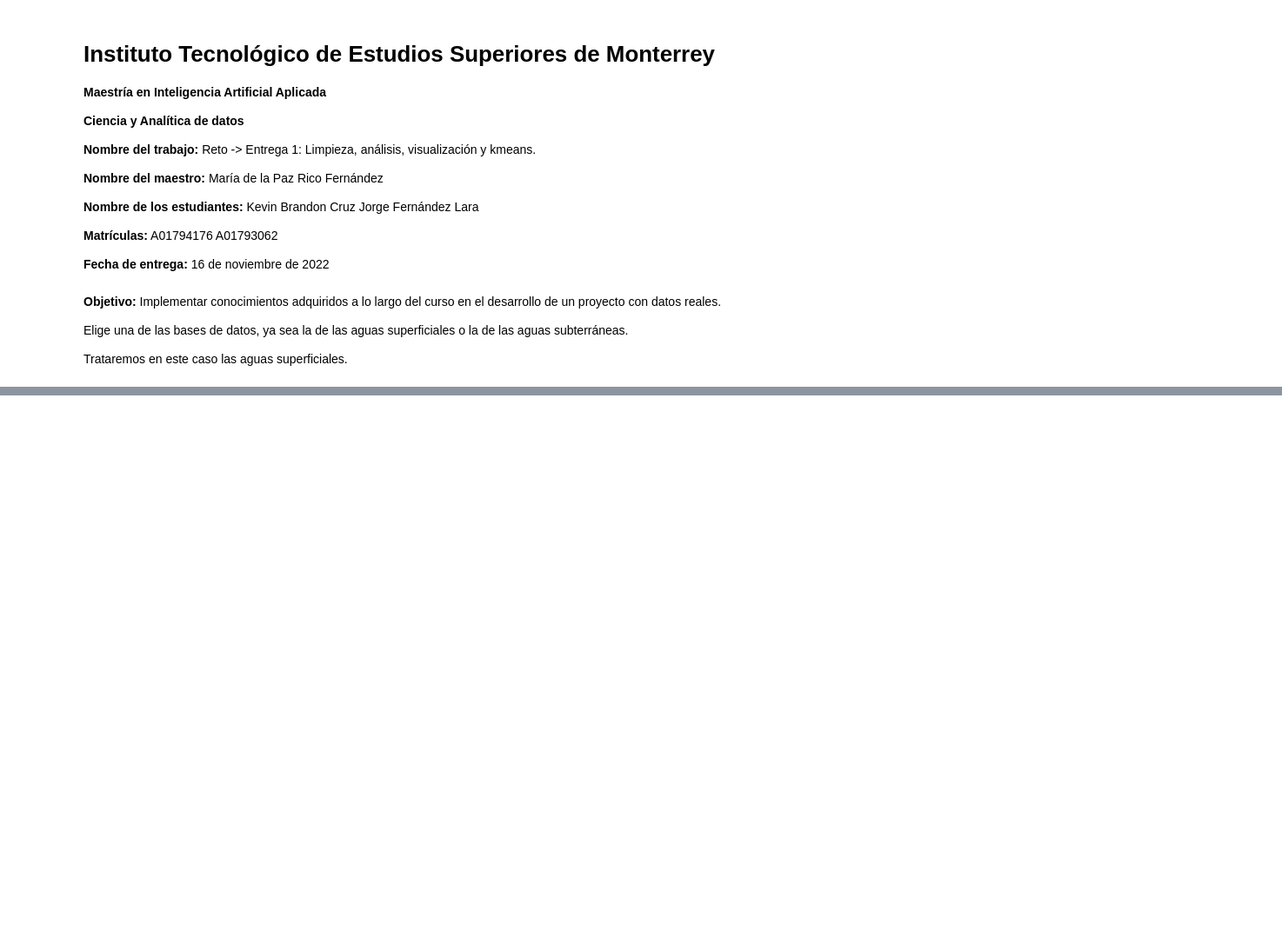
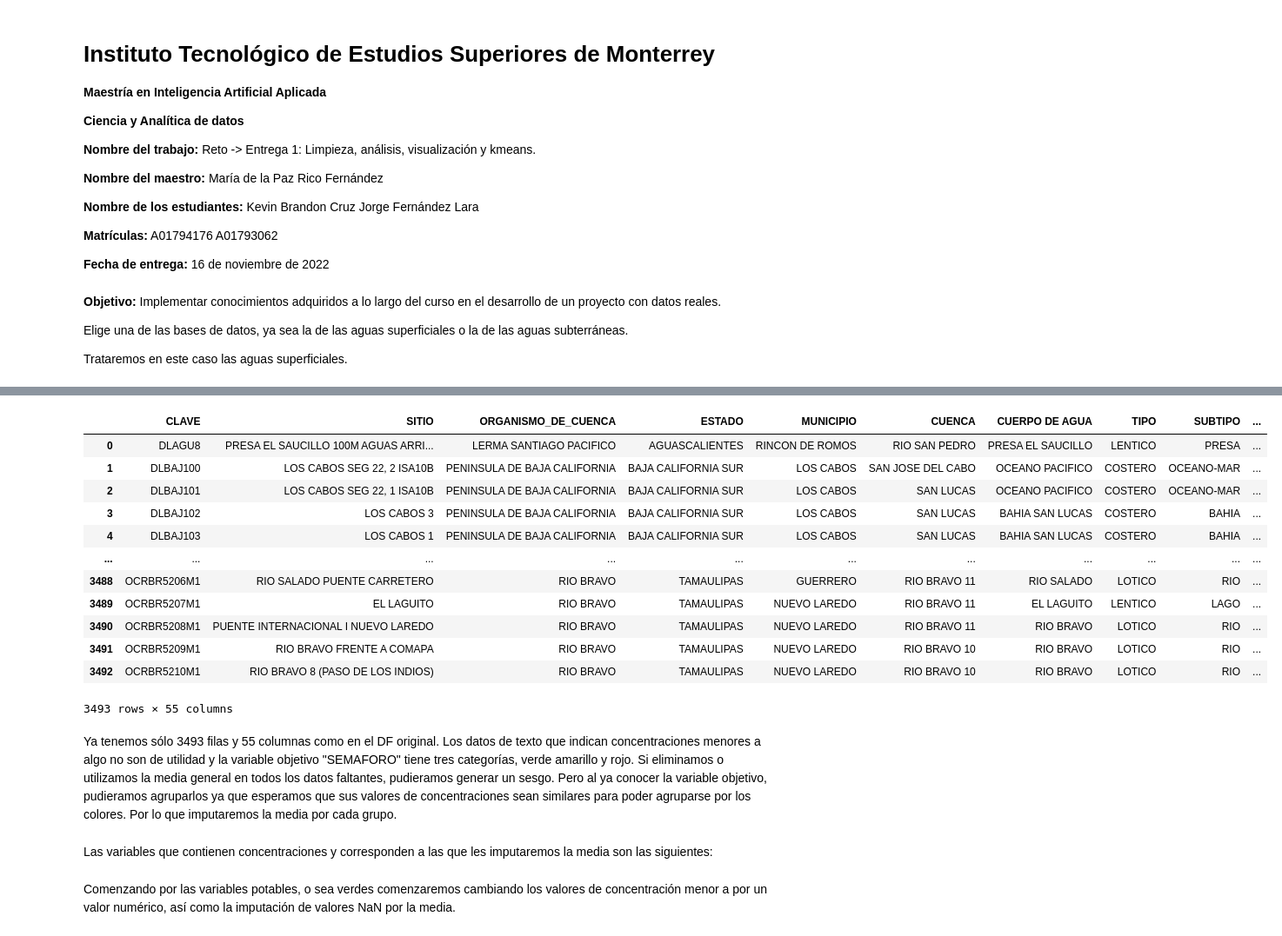
Before and after one commit to PosgradoMNA/actividades-del-projecto-cad_kbcm_jfl, a Jupyter notebook: Reto_entrega_1.ipynb, the cells around one changed output, grey strips where cells are left out. Shown: that part at 87% size. Cells and saved outputs as stored; diff of their text form; code cells hidden in the pictures; blank space fills up the shorter version.

```diff
--- a/Reto_entrega_1.ipynb
+++ b/Reto_entrega_1.ipynb
@@ -54,0 +292,3 @@ ParserError: ignored
+# %%
+ndf = df
+ndf.head()
@@ -54,0 +303,19 @@ ParserError: ignored
+# %%
+ndf = ndf.dropna(how = 'all')
+ndf
+# %% [output]
+|  | CLAVE | SITIO | ORGANISMO_DE_CUENCA | ESTADO | MUNICIPIO | CUENCA | CUERPO DE AGUA | TIPO | SUBTIPO | ... |
+| 0 | DLAGU8 | PRESA EL SAUCILLO 100M AGUAS ARRI... | LERMA SANTIAGO PACIFICO | AGUASCALIENTES | RINCON DE ROMOS | RIO SAN PEDRO | PRESA EL SAUCILLO | LENTICO | PRESA | ... |
+| 1 | DLBAJ100 | LOS CABOS SEG 22, 2 ISA10B | PENINSULA DE BAJA CALIFORNIA | BAJA CALIFORNIA SUR | LOS CABOS | SAN JOSE DEL CABO | OCEANO PACIFICO | COSTERO | OCEANO-MAR | ... |
+| 2 | DLBAJ101 | LOS CABOS SEG 22, 1 ISA10B | PENINSULA DE BAJA CALIFORNIA | BAJA CALIFORNIA SUR | LOS CABOS | SAN LUCAS | OCEANO PACIFICO | COSTERO | OCEANO-MAR | ... |
+| 3 | DLBAJ102 | LOS CABOS 3 | PENINSULA DE BAJA CALIFORNIA | BAJA CALIFORNIA SUR | LOS CABOS | SAN LUCAS | BAHIA SAN LUCAS | COSTERO | BAHIA | ... |
+| 4 | DLBAJ103 | LOS CABOS 1 | PENINSULA DE BAJA CALIFORNIA | BAJA CALIFORNIA SUR | LOS CABOS | SAN LUCAS | BAHIA SAN LUCAS | COSTERO | BAHIA | ... |
+| ... | ... | ... | ... | ... | ... | ... | ... | ... | ... | ... |
+| 3488 | OCRBR5206M1 | RIO SALADO PUENTE CARRETERO | RIO BRAVO | TAMAULIPAS | GUERRERO | RIO BRAVO 11 | RIO SALADO | LOTICO | RIO | ... |
+| 3489 | OCRBR5207M1 | EL LAGUITO | RIO BRAVO | TAMAULIPAS | NUEVO LAREDO | RIO BRAVO 11 | EL LAGUITO | LENTICO | LAGO | ... |
+| 3490 | OCRBR5208M1 | PUENTE INTERNACIONAL I NUEVO LAREDO | RIO BRAVO | TAMAULIPAS | NUEVO LAREDO | RIO BRAVO 11 | RIO BRAVO | LOTICO | RIO | ... |
+| 3491 | OCRBR5209M1 | RIO BRAVO FRENTE A COMAPA | RIO BRAVO | TAMAULIPAS | NUEVO LAREDO | RIO BRAVO 10 | RIO BRAVO | LOTICO | RIO | ... |
+| 3492 | OCRBR5210M1 | RIO BRAVO 8 (PASO DE LOS INDIOS) | RIO BRAVO | TAMAULIPAS | NUEVO LAREDO | RIO BRAVO 10 | RIO BRAVO | LOTICO | RIO | ... |
+3493 rows × 55 columns
+# %% [markdown]
+Ya tenemos sólo 3493 filas y 55 columnas como en el DF original. Los datos de texto que indican concentraciones menores a algo no son de utilidad y la variable objetivo "SEMAFORO" tiene tres categorías, verde amarillo y rojo. Si eliminamos o utilizamos la media general en todos los datos faltantes, pudieramos generar un sesgo. Pero al ya conocer la variable objetivo, pudieramos agruparlos ya que esperamos que sus valores de concentraciones sean similares para poder agruparse por los colores. Por lo que imputaremos la media por cada grupo.
@@ -54,0 +327,2 @@ ParserError: ignored
+# %% [markdown]
+Las variables que contienen concentraciones y corresponden a las que les imputaremos la media son las siguientes:
@@ -54,0 +332,2 @@ ParserError: ignored
+# %% [markdown]
+Comenzando por las variables potables, o sea verdes comenzaremos cambiando los valores de concentración menor a por un valor numérico, así como la imputación de valores NaN por la media.
```
Also changed, not shown: parts of 42 cells of this notebook.
